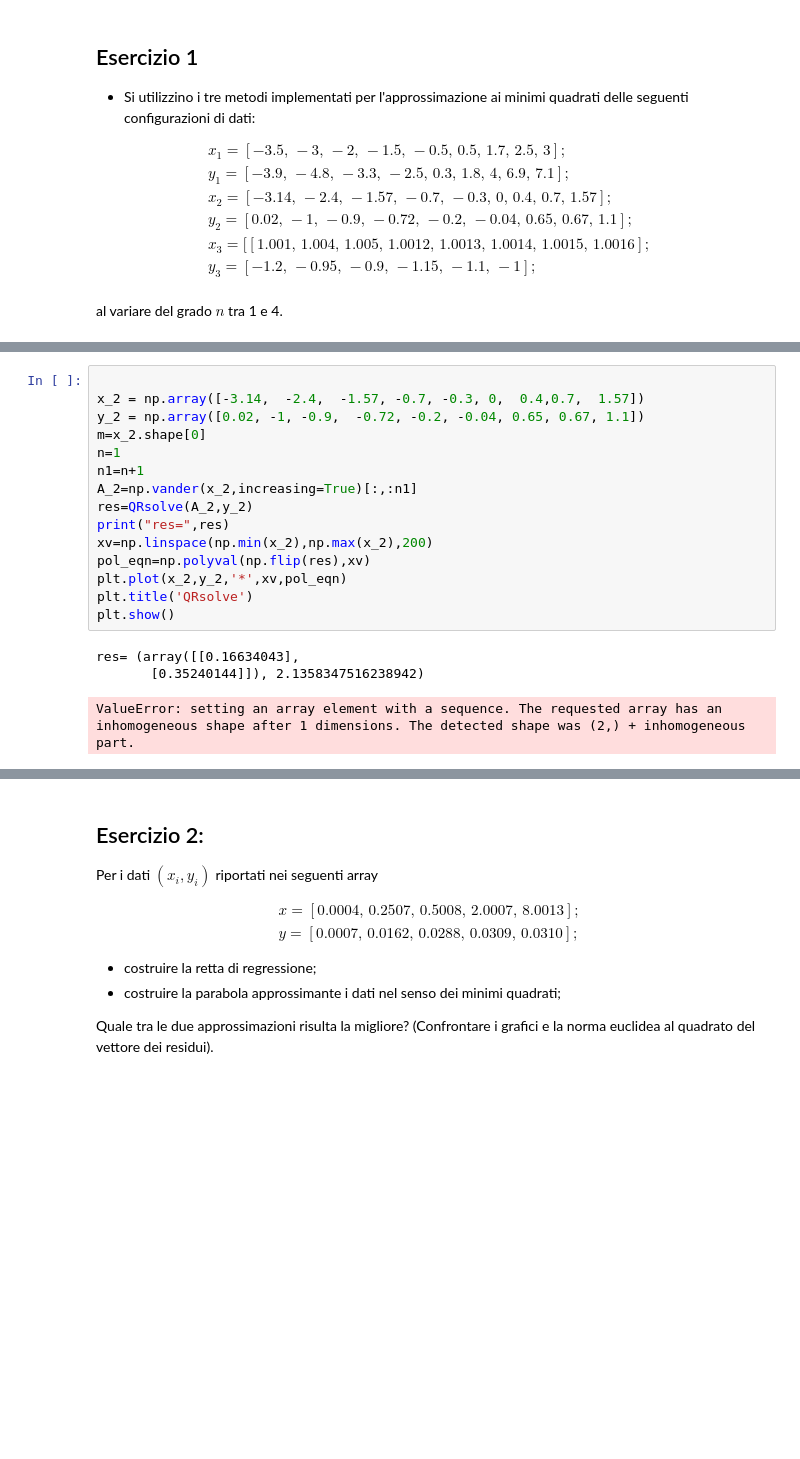
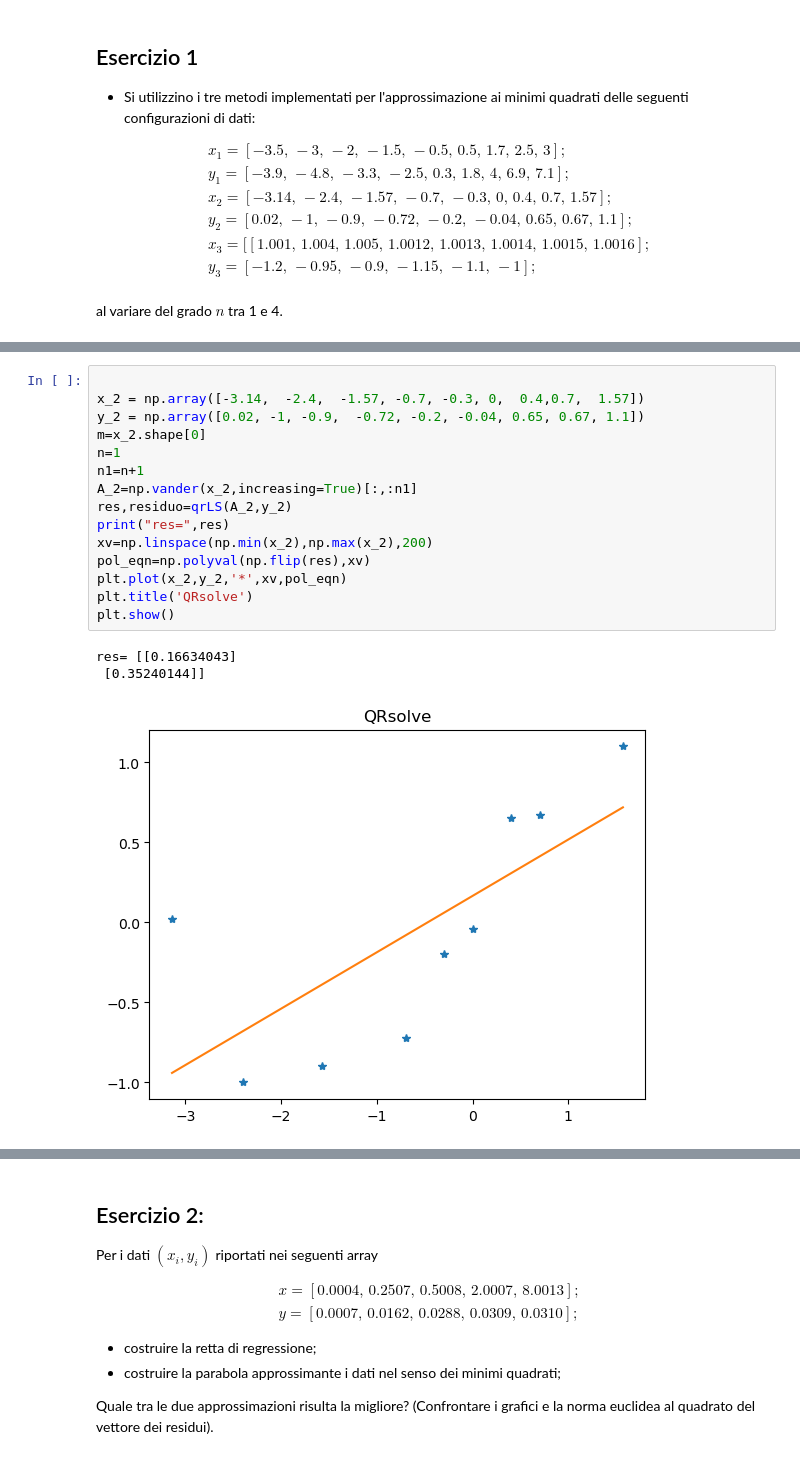
Before and after one commit to FabioFattori/eserciziMetodiNumerici, a Jupyter notebook: esercizi10/ESercitazione_10.ipynb, the cells around one changed output, grey strips where cells are left out. Drawn from its saved outputs; the diff is of its cells as text; blank space fills up the shorter version.

```diff
--- a/esercizi10/ESercitazione_10.ipynb
+++ b/esercizi10/ESercitazione_10.ipynb
@@ -114,22 +107,22 @@ a_EQN= [[1.21492318]
 # %%
 
 x_2 = np.array([-3.14,  -2.4,  -1.57, -0.7, -0.3, 0,  0.4,0.7,  1.57])
 y_2 = np.array([0.02, -1, -0.9,  -0.72, -0.2, -0.04, 0.65, 0.67, 1.1])
 m=x_2.shape[0]
 n=1
 n1=n+1
 A_2=np.vander(x_2,increasing=True)[:,:n1]
-res=QRsolve(A_2,y_2)
+res,residuo=qrLS(A_2,y_2)
 print("res=",res)
 xv=np.linspace(np.min(x_2),np.max(x_2),200)
 pol_eqn=np.polyval(np.flip(res),xv)
 plt.plot(x_2,y_2,'*',xv,pol_eqn)
 plt.title('QRsolve')
 plt.show()
 # %% [output]
-res= (array([[0.16634043],
-       [0.35240144]]), 2.1358347516238942)
+res= [[0.16634043]
+ [0.35240144]]
-ValueError: setting an array element with a sequence. The requested array has an inhomogeneous shape after 1 dimensions. The detected shape was (2,) + inhomogeneous part.
+[figure, added]
 # %%
 x_3 = np.array([1.001, 1.004, 1.005,1.0012,1.0013, 1.0014, 1.0015, 1.0016])
 y_3 = np.array([-1.2, -0.95, -0.9, -1.15, -1.1, -1])
```
Also changed, not shown: parts of 14 cells of this notebook, 5 other files.
